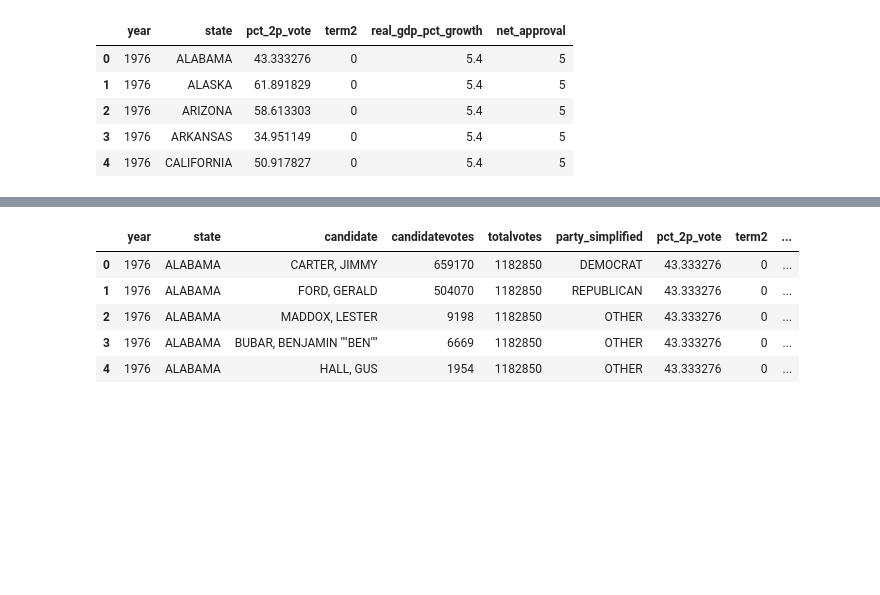
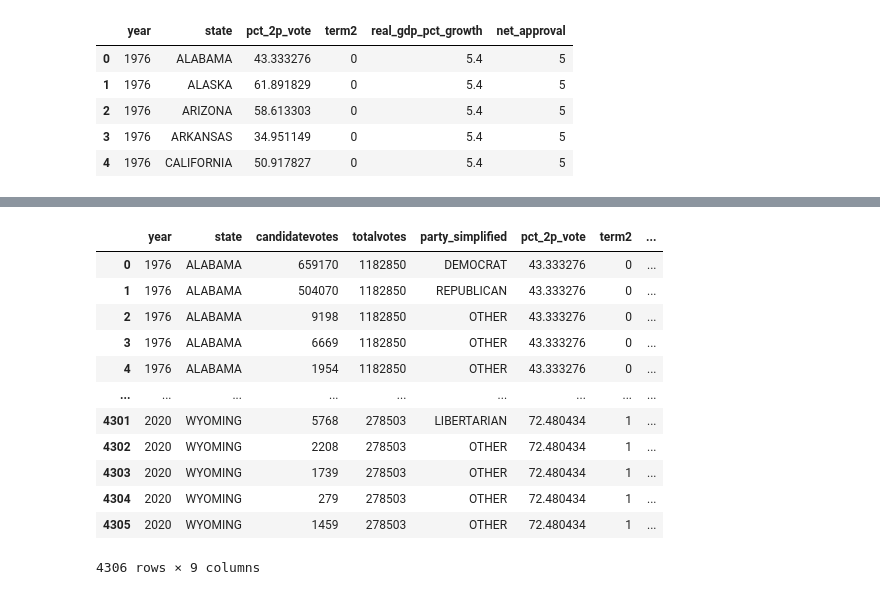
Before and after one commit to Majacodre/Campweek, a Jupyter notebook: linear_regression_workshop/electoral-votes.ipynb, the cells around one changed output, grey strips where cells are left out. Drawn from its saved outputs; the diff is of its cells as text; code cells hidden in the pictures; blank space fills up the shorter version.

```diff
--- a/linear_regression_workshop/electoral-votes.ipynb
+++ b/linear_regression_workshop/electoral-votes.ipynb
@@ -26,14 +27,21 @@ df_historical.head(5)
 # %%
 df = pd.merge(df_historical, clean_tfc, on = ['year', 'state'])
-# %%
-df.head(5)
-# %% [output]
-|  | year | state | candidate | candidatevotes | totalvotes | party_simplified | pct_2p_vote | term2 | ... |
-| 0 | 1976 | ALABAMA | CARTER, JIMMY | 659170 | 1182850 | DEMOCRAT | 43.333276 | 0 | ... |
-| 1 | 1976 | ALABAMA | FORD, GERALD | 504070 | 1182850 | REPUBLICAN | 43.333276 | 0 | ... |
-| 2 | 1976 | ALABAMA | MADDOX, LESTER | 9198 | 1182850 | OTHER | 43.333276 | 0 | ... |
-| 3 | 1976 | ALABAMA | BUBAR, BENJAMIN ""BEN"" | 6669 | 1182850 | OTHER | 43.333276 | 0 | ... |
-| 4 | 1976 | ALABAMA | HALL, GUS | 1954 | 1182850 | OTHER | 43.333276 | 0 | ... |
+# %%
+display(df)
+# %% [output]
+|  | year | state | candidatevotes | totalvotes | party_simplified | pct_2p_vote | term2 | ... |
+| 0 | 1976 | ALABAMA | 659170 | 1182850 | DEMOCRAT | 43.333276 | 0 | ... |
+| 1 | 1976 | ALABAMA | 504070 | 1182850 | REPUBLICAN | 43.333276 | 0 | ... |
+| 2 | 1976 | ALABAMA | 9198 | 1182850 | OTHER | 43.333276 | 0 | ... |
+| 3 | 1976 | ALABAMA | 6669 | 1182850 | OTHER | 43.333276 | 0 | ... |
+| 4 | 1976 | ALABAMA | 1954 | 1182850 | OTHER | 43.333276 | 0 | ... |
+| ... | ... | ... | ... | ... | ... | ... | ... | ... |
+| 4301 | 2020 | WYOMING | 5768 | 278503 | LIBERTARIAN | 72.480434 | 1 | ... |
+| 4302 | 2020 | WYOMING | 2208 | 278503 | OTHER | 72.480434 | 1 | ... |
+| 4303 | 2020 | WYOMING | 1739 | 278503 | OTHER | 72.480434 | 1 | ... |
+| 4304 | 2020 | WYOMING | 279 | 278503 | OTHER | 72.480434 | 1 | ... |
+| 4305 | 2020 | WYOMING | 1459 | 278503 | OTHER | 72.480434 | 1 | ... |
+4306 rows × 9 columns
 # %%
 enc = OneHotEncoder()
 scaler = StandardScaler()
```
Also changed, not shown: parts of 5 cells of this notebook.
